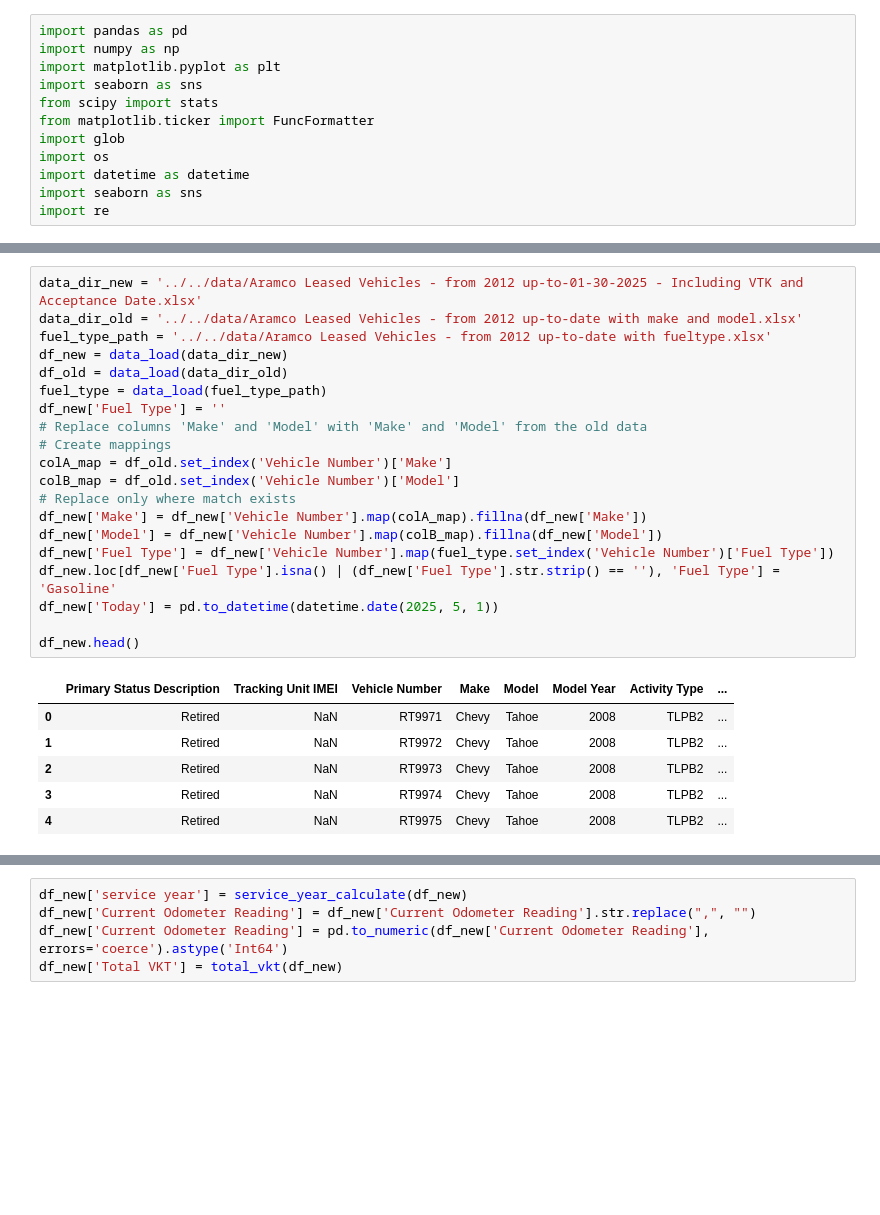
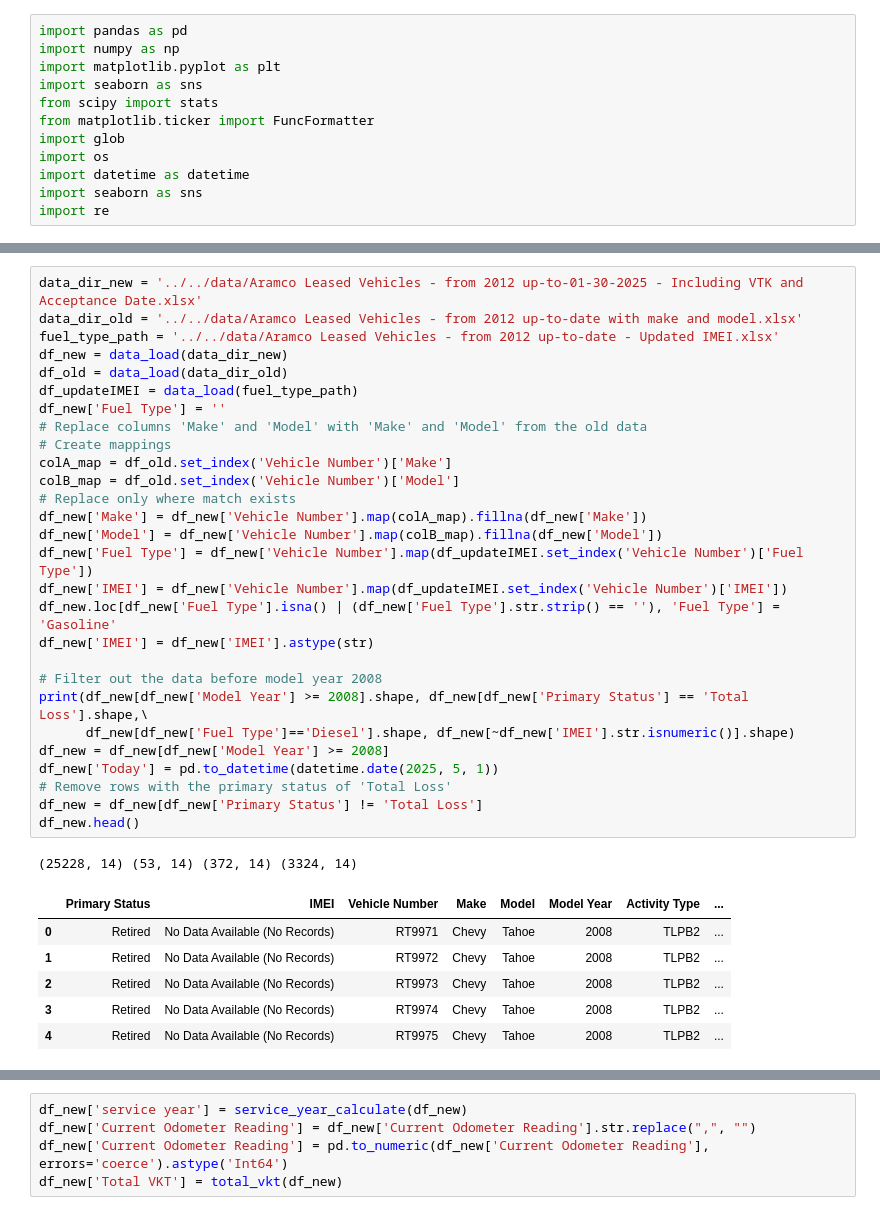
Before and after one commit to AlexWangVT/fleet_modeling, a Jupyter notebook: scripts/formal_analysis/vehicle_classification.ipynb, the cells around one changed output, grey strips where cells are left out. Cells and saved outputs as stored; diff of their text form; blank space fills up the shorter version.

```diff
--- a/scripts/formal_analysis/vehicle_classification.ipynb
+++ b/scripts/formal_analysis/vehicle_classification.ipynb
@@ -72,28 +65,37 @@ def total_vkt(df):
 # %%
 data_dir_new = '../../data/Aramco Leased Vehicles - from 2012 up-to-01-30-2025 - Including VTK and Acceptance Date.xlsx'
 data_dir_old = '../../data/Aramco Leased Vehicles - from 2012 up-to-date with make and model.xlsx'
-fuel_type_path = '../../data/Aramco Leased Vehicles - from 2012 up-to-date with fueltype.xlsx'
+fuel_type_path = '../../data/Aramco Leased Vehicles - from 2012 up-to-date - Updated IMEI.xlsx'
 df_new = data_load(data_dir_new)
 df_old = data_load(data_dir_old)
-fuel_type = data_load(fuel_type_path)
+df_updateIMEI = data_load(fuel_type_path)
 df_new['Fuel Type'] = ''
 # Replace columns 'Make' and 'Model' with 'Make' and 'Model' from the old data
 # Create mappings
 colA_map = df_old.set_index('Vehicle Number')['Make']
 colB_map = df_old.set_index('Vehicle Number')['Model']
 # Replace only where match exists
 df_new['Make'] = df_new['Vehicle Number'].map(colA_map).fillna(df_new['Make'])
 df_new['Model'] = df_new['Vehicle Number'].map(colB_map).fillna(df_new['Model'])
-df_new['Fuel Type'] = df_new['Vehicle Number'].map(fuel_type.set_index('Vehicle Number')['Fuel Type'])
+df_new['Fuel Type'] = df_new['Vehicle Number'].map(df_updateIMEI.set_index('Vehicle Number')['Fuel Type'])
+df_new['IMEI'] = df_new['Vehicle Number'].map(df_updateIMEI.set_index('Vehicle Number')['IMEI'])
 df_new.loc[df_new['Fuel Type'].isna() | (df_new['Fuel Type'].str.strip() == ''), 'Fuel Type'] = 'Gasoline'
+df_new['IMEI'] = df_new['IMEI'].astype(str)
+
+# Filter out the data before model year 2008
+print(df_new[df_new['Model Year'] >= 2008].shape, df_new[df_new['Primary Status'] == 'Total Loss'].shape,\
+      df_new[df_new['Fuel Type']=='Diesel'].shape, df_new[~df_new['IMEI'].str.isnumeric()].shape)
+df_new = df_new[df_new['Model Year'] >= 2008]
 df_new['Today'] = pd.to_datetime(datetime.date(2025, 5, 1))
-
+# Remove rows with the primary status of 'Total Loss'
+df_new = df_new[df_new['Primary Status'] != 'Total Loss']
 df_new.head()
 # %% [output]
+(25228, 14) (53, 14) (372, 14) (3324, 14)
-|  | Primary Status Description | Tracking Unit IMEI | Vehicle Number | Make | Model | Model Year | Activity Type | ... |
-| 0 | Retired | NaN | RT9971 | Chevy | Tahoe | 2008 | TLPB2 | ... |
-| 1 | Retired | NaN | RT9972 | Chevy | Tahoe | 2008 | TLPB2 | ... |
-| 2 | Retired | NaN | RT9973 | Chevy | Tahoe | 2008 | TLPB2 | ... |
-| 3 | Retired | NaN | RT9974 | Chevy | Tahoe | 2008 | TLPB2 | ... |
-| 4 | Retired | NaN | RT9975 | Chevy | Tahoe | 2008 | TLPB2 | ... |
+|  | Primary Status | IMEI | Vehicle Number | Make | Model | Model Year | Activity Type | ... |
+| 0 | Retired | No Data Available (No Records) | RT9971 | Chevy | Tahoe | 2008 | TLPB2 | ... |
+| 1 | Retired | No Data Available (No Records) | RT9972 | Chevy | Tahoe | 2008 | TLPB2 | ... |
+| 2 | Retired | No Data Available (No Records) | RT9973 | Chevy | Tahoe | 2008 | TLPB2 | ... |
+| 3 | Retired | No Data Available (No Records) | RT9974 | Chevy | Tahoe | 2008 | TLPB2 | ... |
+| 4 | Retired | No Data Available (No Records) | RT9975 | Chevy | Tahoe | 2008 | TLPB2 | ... |
 # %%
```
Also changed, not shown: parts of 23 cells of this notebook, 47 other files.
